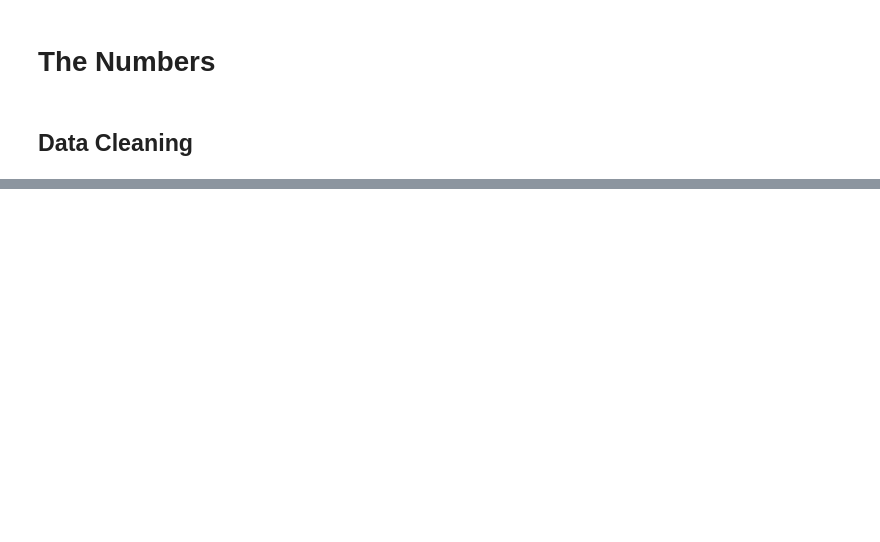
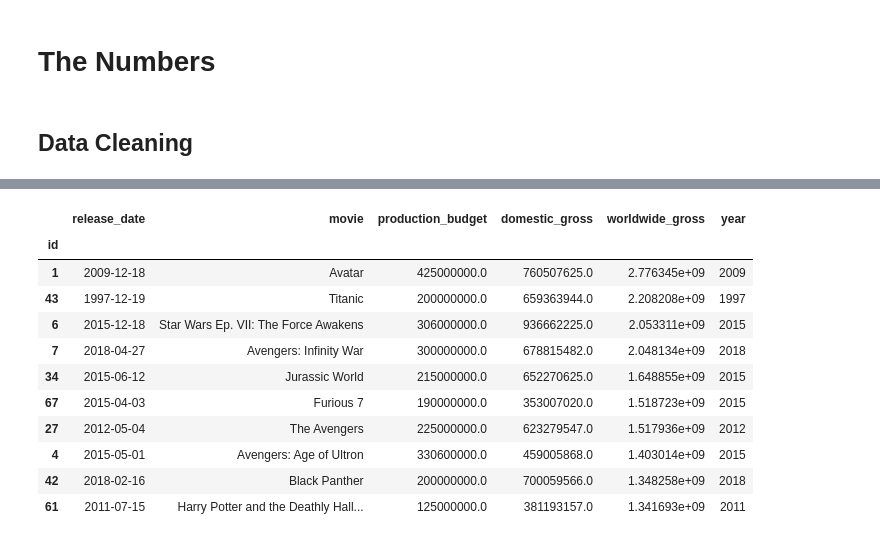
Before and after one commit to JCherryA050/phase_1_project, a Jupyter notebook: working_notebooks/project_notebook_ajc.ipynb, the cells around one changed output, grey strips where cells are left out. Saved outputs shown, nothing was run; the diff lists cells and outputs as text; code cells hidden in the pictures; blank space fills up the shorter version.

```diff
--- a/working_notebooks/project_notebook_ajc.ipynb
+++ b/working_notebooks/project_notebook_ajc.ipynb
@@ -226,0 +226,6 @@ the_numbers.loc()
+# %%
+the_numbers['release_date'] = pd.DatetimeIndex(the_numbers['release_date'])
+# %%
+the_numbers['domestic_gross'] = the_numbers['domestic_gross'].str.replace(',','')
+the_numbers['domestic_gross'] = the_numbers['domestic_gross'].str.replace('$','')
+the_numbers['domestic_gross'] = the_numbers['domestic_gross'].astype(float)
@@ -226,0 +240,15 @@ the_numbers.loc()
+# %%
+the_numbers.sort_values('worldwide_gross',ascending=False).head(10)
+# %% [output]
+|  | release_date | movie | production_budget | domestic_gross | worldwide_gross | year |
+| id |  |  |  |  |  |  |
+| 1 | 2009-12-18 | Avatar | 425000000.0 | 760507625.0 | 2.776345e+09 | 2009 |
+| 43 | 1997-12-19 | Titanic | 200000000.0 | 659363944.0 | 2.208208e+09 | 1997 |
+| 6 | 2015-12-18 | Star Wars Ep. VII: The Force Awakens | 306000000.0 | 936662225.0 | 2.053311e+09 | 2015 |
+| 7 | 2018-04-27 | Avengers: Infinity War | 300000000.0 | 678815482.0 | 2.048134e+09 | 2018 |
+| 34 | 2015-06-12 | Jurassic World | 215000000.0 | 652270625.0 | 1.648855e+09 | 2015 |
+| 67 | 2015-04-03 | Furious 7 | 190000000.0 | 353007020.0 | 1.518723e+09 | 2015 |
+| 27 | 2012-05-04 | The Avengers | 225000000.0 | 623279547.0 | 1.517936e+09 | 2012 |
+| 4 | 2015-05-01 | Avengers: Age of Ultron | 330600000.0 | 459005868.0 | 1.403014e+09 | 2015 |
+| 42 | 2018-02-16 | Black Panther | 200000000.0 | 700059566.0 | 1.348258e+09 | 2018 |
+| 61 | 2011-07-15 | Harry Potter and the Deathly Hall... | 125000000.0 | 381193157.0 | 1.341693e+09 | 2011 |
```
Also changed, not shown: parts of 17 cells of this notebook.
